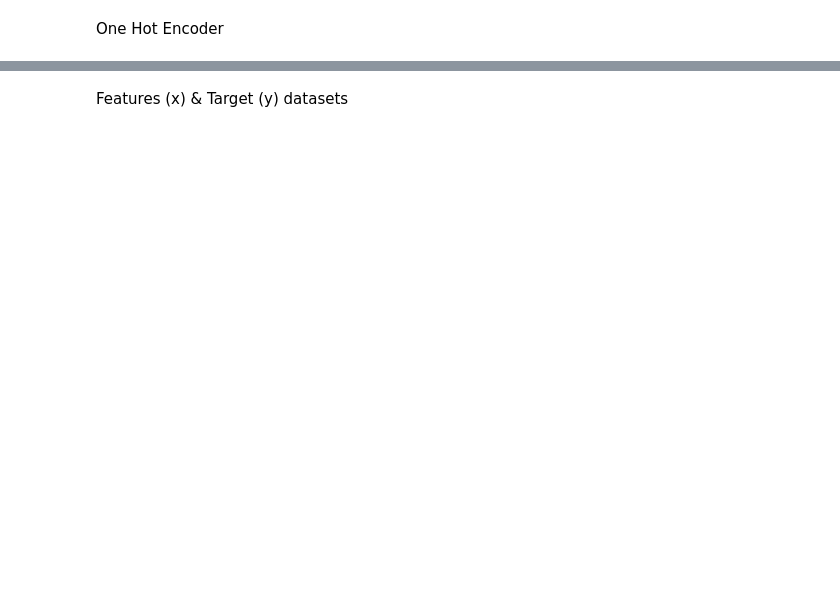
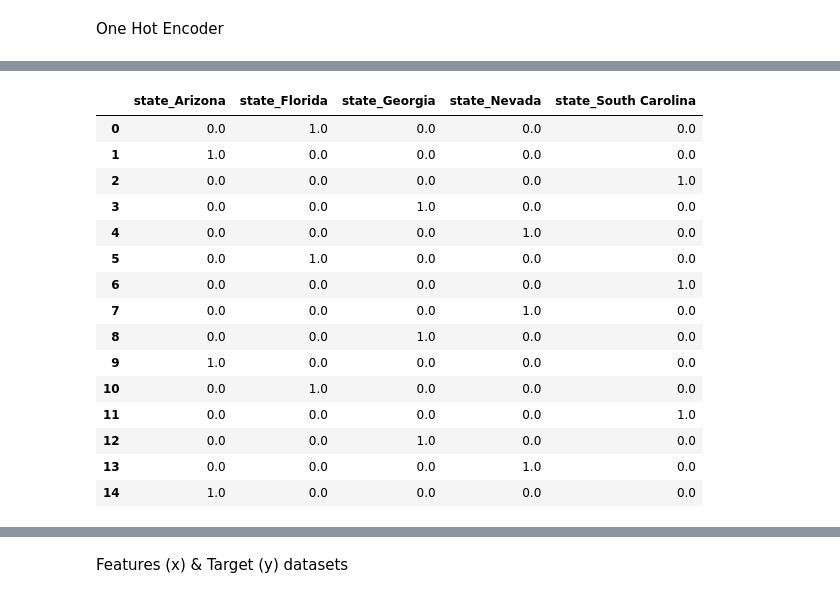
Before and after one commit to lindseyhardouin/Weather_Affects_using_Machine_Learning, a Jupyter notebook: Neural_networks.ipynb, the cells around one changed output, grey strips where cells are left out. Cells and saved outputs as stored; diff of their text form; code cells hidden in the pictures; blank space fills up the shorter version.

```diff
--- a/Neural_networks.ipynb
+++ b/Neural_networks.ipynb
@@ -25,11 +42,26 @@ df.head()
 # Drop the irrelevant columns from the df
 
 df = df.drop(columns=([
-    "##",
-    "##",
+    #"precip",
+    "humidity",
+    "visibility",
+    "pressure",
+    "cloudcover",
+    "heatindex",
+    "dewpoint",
+    "windchill",
+    "windgust",
+    "feelslike",
+    "mintemp",
+    "maxtemp",
+    "avgtemp",
+    "totalsnow",
+    "sunhour"
    ]))
+
+
 
 
 # review
 
-df.tail()
+df.tail(15)
@@ -51,19 +102,36 @@ enc = OneHotEncoder(sparse=False)
 # %%
 # Encode the categorcal variables using OneHotEncoder
 
-encoded_data = enc.fit_transform(applicant_data_df[categorical_variables])
+encoded_data = enc.fit_transform(df[categorical_variables])
 # %%
 # Create a DataFrame with the encoded variables
 
 encoded_df = pd.DataFrame(
     encoded_data,
     columns = enc.get_feature_names(categorical_variables)
 )
 
 
 # Review the DataFrame
 
-encoded_df.head()
+encoded_df.head(15)
+# %% [output]
+|  | state_Arizona | state_Florida | state_Georgia | state_Nevada | state_South Carolina |
+| 0 | 0.0 | 1.0 | 0.0 | 0.0 | 0.0 |
+| 1 | 1.0 | 0.0 | 0.0 | 0.0 | 0.0 |
+| 2 | 0.0 | 0.0 | 0.0 | 0.0 | 1.0 |
+| 3 | 0.0 | 0.0 | 1.0 | 0.0 | 0.0 |
+| 4 | 0.0 | 0.0 | 0.0 | 1.0 | 0.0 |
+| 5 | 0.0 | 1.0 | 0.0 | 0.0 | 0.0 |
+| 6 | 0.0 | 0.0 | 0.0 | 0.0 | 1.0 |
+| 7 | 0.0 | 0.0 | 0.0 | 1.0 | 0.0 |
+| 8 | 0.0 | 0.0 | 1.0 | 0.0 | 0.0 |
+| 9 | 1.0 | 0.0 | 0.0 | 0.0 | 0.0 |
+| 10 | 0.0 | 1.0 | 0.0 | 0.0 | 0.0 |
+| 11 | 0.0 | 0.0 | 0.0 | 0.0 | 1.0 |
+| 12 | 0.0 | 0.0 | 1.0 | 0.0 | 0.0 |
+| 13 | 0.0 | 0.0 | 0.0 | 1.0 | 0.0 |
+| 14 | 1.0 | 0.0 | 0.0 | 0.0 | 0.0 |
 # %%
 # Add the numerical variables from the original DataFrame to the one-hot encoding DataFrame
 
```
Also changed, not shown: parts of 12 cells of this notebook, 2 other files.
